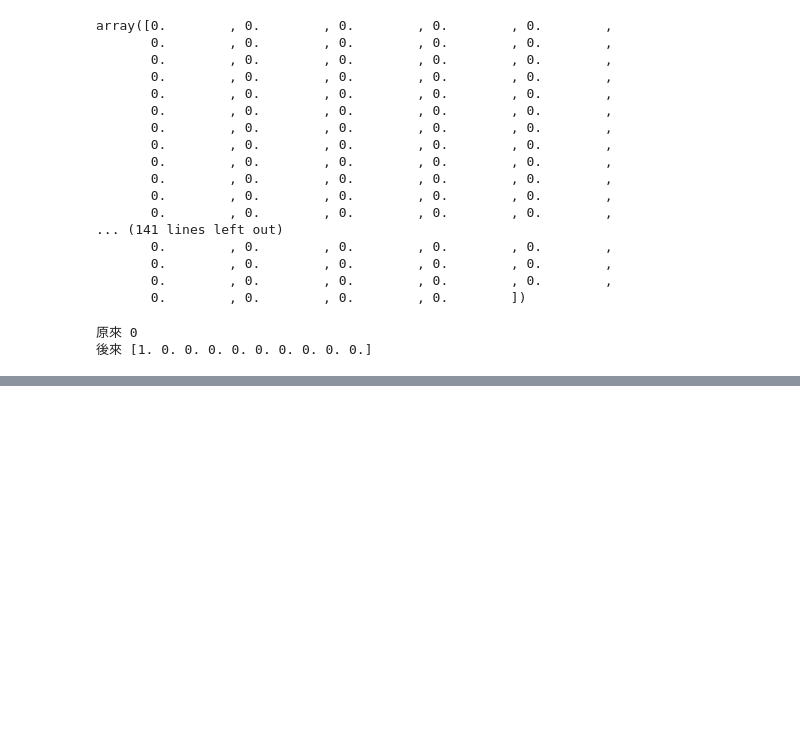
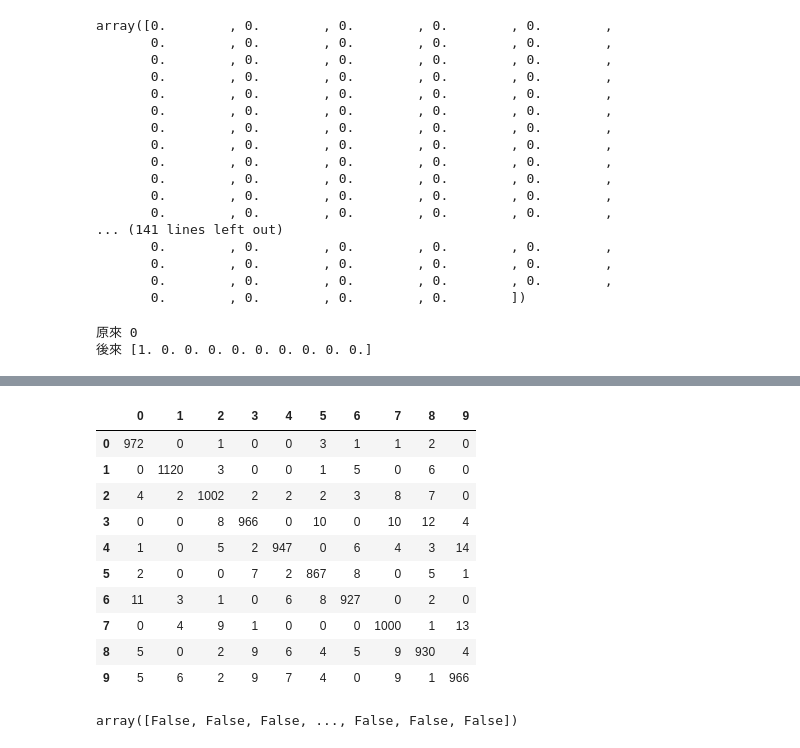
Before and after one commit to wangpouwei/Paul, a Jupyter notebook: dlp.ipynb, the cells around one changed output, grey strips where cells are left out. Cells and saved outputs as stored; diff of their text form; code cells hidden in the pictures; blank space fills up the shorter version.

```diff
--- a/dlp.ipynb
+++ b/dlp.ipynb
@@ -102,0 +120,18 @@ mlp.summary()
+# %%
+# 確定模型訓練方式
+# 隨機(隨便一組weight)梯度(正確方向)下降
+# loss: 最後輸出一個 ： binary_crossrntropy  多個categorical_crossentropy
+mlp.compile(loss="categorical_crossentropy",
+            metrics=["accuracy"],
+              optimizer="adam")
+# %%
+# batch；看幾筆(200)做一次梯度下降(修正
+# epochs`: 整份考古題(資料)看幾次(10)
+# 10個epochs ,200batch_size ：60000*10/200 =>3000次的修正
+
+mlp.fit(x_train_shape,
+        y_train_cat,
+        batch_size=200,
+        epochs = 5,
+        validation_split= 0.1,
+        verbose=2)
@@ -102,0 +155,10 @@ mlp.summary()
+# %%
+#predict : 機率  predict_classes : 分類
+import numpy as np
+#tensorflow取消 predict_classes 需用以下取代
+predict_x = mlp.predict(x_test_shape)
+classes_x=np.argmax(predict_x,axis=1)
+# pre = mlp.predict_classes(x_test_shape)
+from sklearn.metrics import confusion_matrix
+pd.DataFrame(confusion_matrix(y_test, classes_x))
+# %% [output]
@@ -102,0 +166,16 @@ mlp.summary()
+|  | 0 | 1 | 2 | 3 | 4 | 5 | 6 | 7 | 8 | 9 |
+| 0 | 972 | 0 | 1 | 0 | 0 | 3 | 1 | 1 | 2 | 0 |
+| 1 | 0 | 1120 | 3 | 0 | 0 | 1 | 5 | 0 | 6 | 0 |
+| 2 | 4 | 2 | 1002 | 2 | 2 | 2 | 3 | 8 | 7 | 0 |
+| 3 | 0 | 0 | 8 | 966 | 0 | 10 | 0 | 10 | 12 | 4 |
+| 4 | 1 | 0 | 5 | 2 | 947 | 0 | 6 | 4 | 3 | 14 |
+| 5 | 2 | 0 | 0 | 7 | 2 | 867 | 8 | 0 | 5 | 1 |
+| 6 | 11 | 3 | 1 | 0 | 6 | 8 | 927 | 0 | 2 | 0 |
+| 7 | 0 | 4 | 9 | 1 | 0 | 0 | 0 | 1000 | 1 | 13 |
+| 8 | 5 | 0 | 2 | 9 | 6 | 4 | 5 | 9 | 930 | 4 |
+| 9 | 5 | 6 | 2 | 9 | 7 | 4 | 0 | 9 | 1 | 966 |
+# %%
+# numpy才可以每個數字做比較
+classes_x != y_test
+# %% [output]
+array([False, False, False, ..., False, False, False])
```
Also changed, not shown: parts of 7 cells of this notebook.
